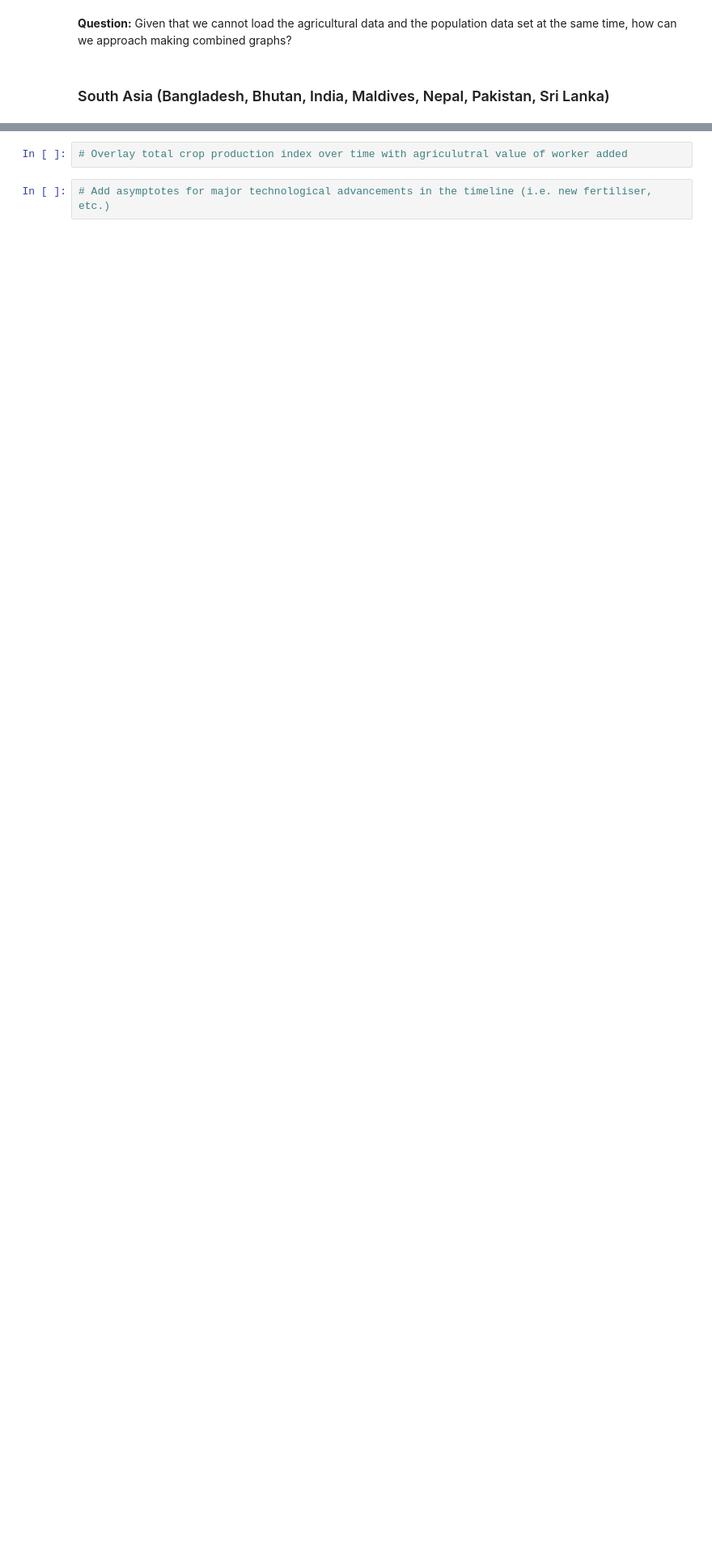
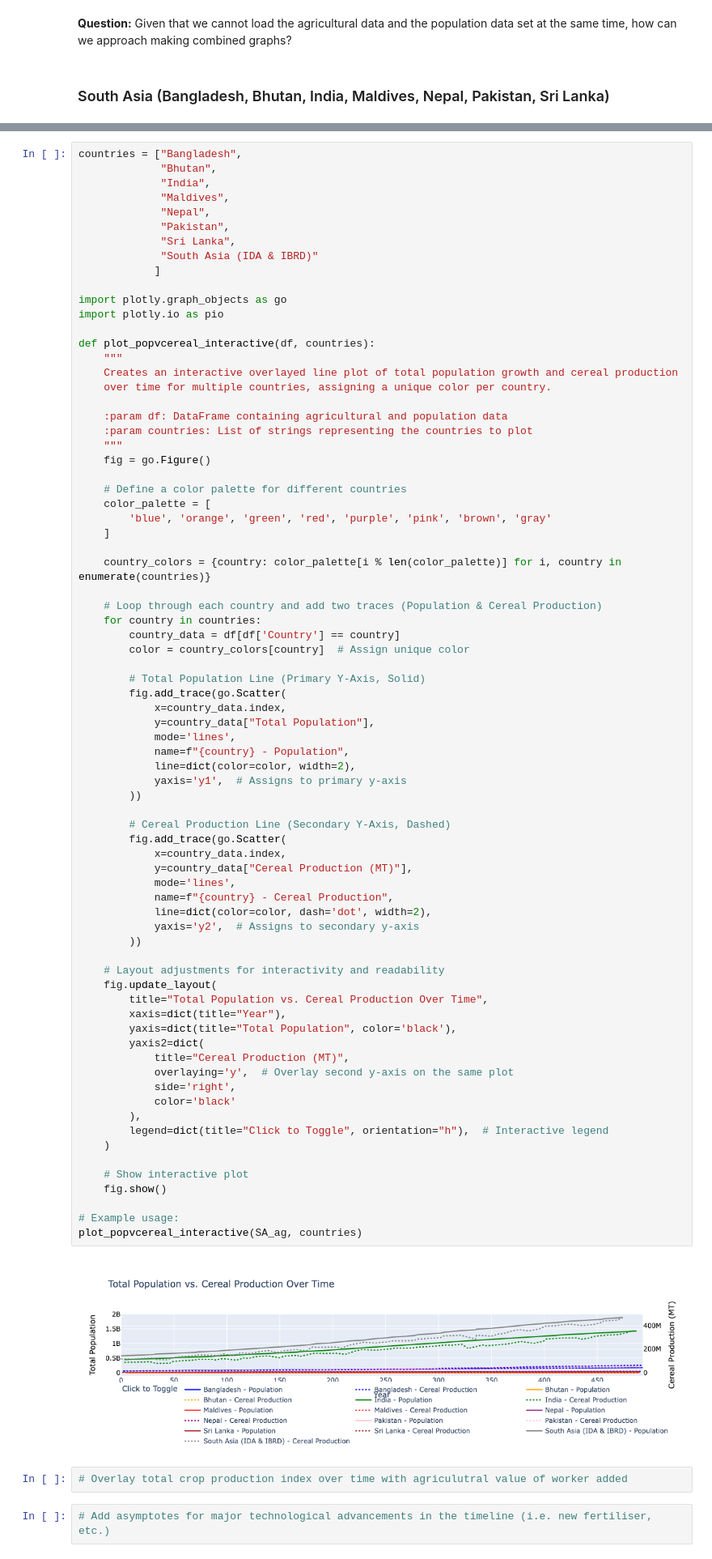
Before and after one commit to eitrager/eep153project, a Jupyter notebook: SA_AG.ipynb, the cells around one changed output, grey strips where cells are left out. Shown at 81% size. Saved outputs shown, nothing was run; the diff lists cells and outputs as text; blank space fills up the shorter version.

```diff
--- a/SA_AG.ipynb
+++ b/SA_AG.ipynb
@@ -299,3 +277,80 @@ IndexError: Too many levels: Index has only 1 level, not 2
+# %%
+countries = ["Bangladesh",
+             "Bhutan",
+             "India",
+             "Maldives",
+             "Nepal",
+             "Pakistan",
+             "Sri Lanka",
+             "South Asia (IDA & IBRD)"
+            ]
+
+import plotly.graph_objects as go
+import plotly.io as pio
+
+def plot_popvcereal_interactive(df, countries):
+    """
+    Creates an interactive overlayed line plot of total population growth and cereal production
+    over time for multiple countries, assigning a unique color per country.
+
+    :param df: DataFrame containing agricultural and population data
+    :param countries: List of strings representing the countries to plot
+    """
+    fig = go.Figure()
+
+    # Define a color palette for different countries
+    color_palette = [
+        'blue', 'orange', 'green', 'red', 'purple', 'pink', 'brown', 'gray'
+    ]
+
+    country_colors = {country: color_palette[i % len(color_palette)] for i, country in enumerate(countries)}
+
+    # Loop through each country and add two traces (Population & Cereal Production)
+    for country in countries:
+        country_data = df[df['Country'] == country]
+        color = country_colors[country]  # Assign unique color
+
+        # Total Population Line (Primary Y-Axis, Solid)
+        fig.add_trace(go.Scatter(
+            x=country_data.index,
+            y=country_data["Total Population"],
+            mode='lines',
+            name=f"{country} - Population",
+            line=dict(color=color, width=2),
+            yaxis='y1',  # Assigns to primary y-axis
+        ))
+
+        # Cereal Production Line (Secondary Y-Axis, Dashed)
+        fig.add_trace(go.Scatter(
+            x=country_data.index,
+            y=country_data["Cereal Production (MT)"],
+            mode='lines',
+            name=f"{country} - Cereal Production",
+            line=dict(color=color, dash='dot', width=2),
+            yaxis='y2',  # Assigns to secondary y-axis
+        ))
+
+    # Layout adjustments for interactivity and readability
+    fig.update_layout(
+        title="Total Population vs. Cereal Production Over Time",
+        xaxis=dict(title="Year"),
+        yaxis=dict(title="Total Population", color='black'),
+        yaxis2=dict(
+            title="Cereal Production (MT)",
+            overlaying='y',  # Overlay second y-axis on the same plot
+            side='right',
+            color='black'
+        ),
+        legend=dict(title="Click to Toggle", orientation="h"),  # Interactive legend
+    )
+
+    # Show interactive plot
+    fig.show()
+
+# Example usage:
+plot_popvcereal_interactive(SA_ag, countries)
+# %% [output]
+[figure, added]
 # %%
 # Overlay total crop production index over time with agriculutral value of worker added
 # %%
```
Also changed, not shown: parts of 5 cells of this notebook, 2 other files.
